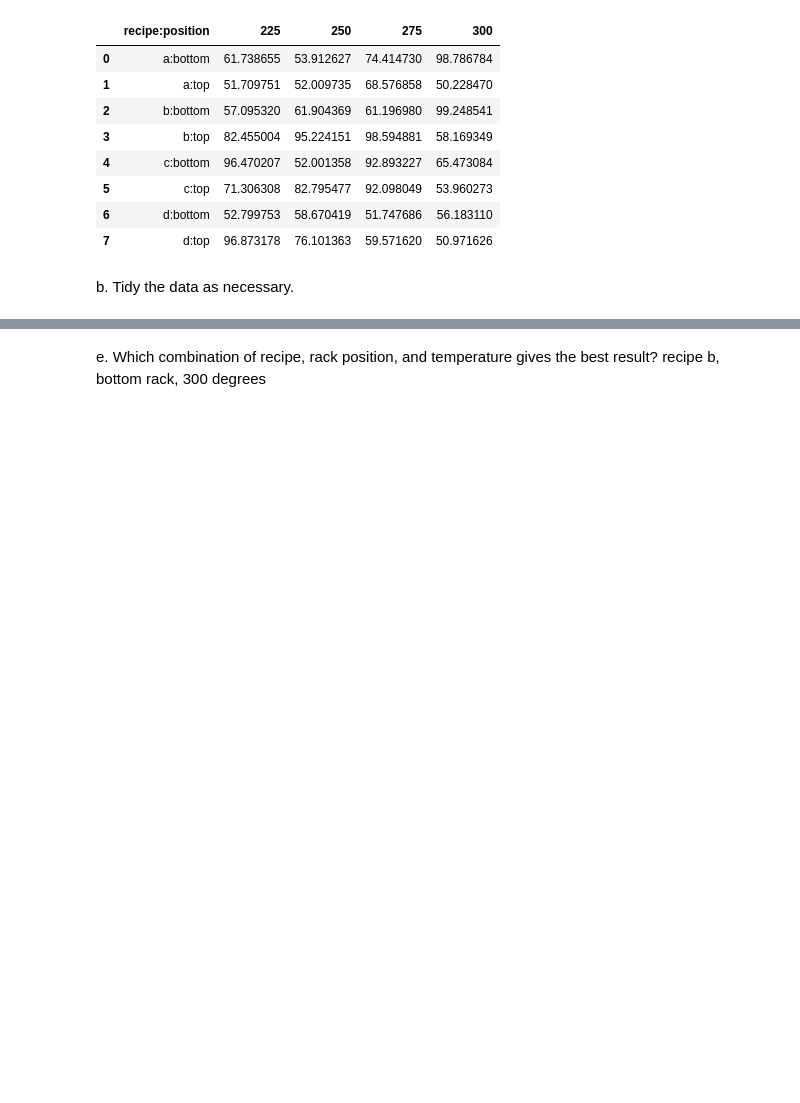
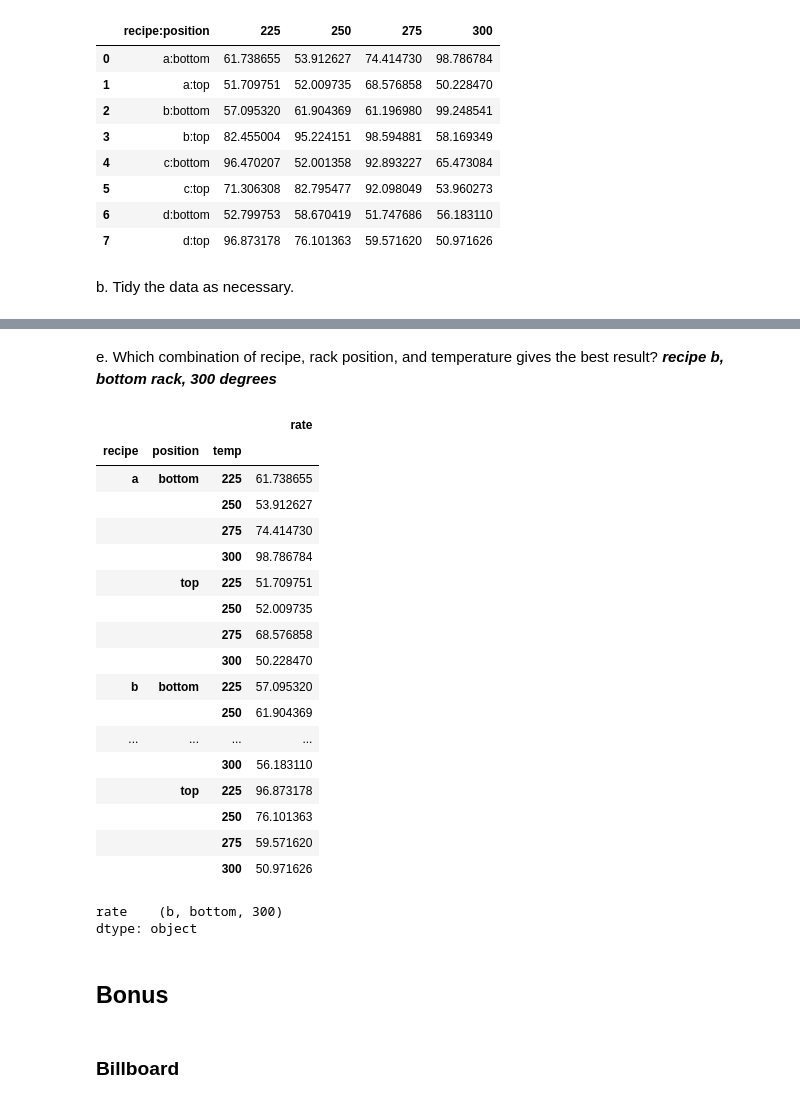
Before and after one commit to markydoug/classification-exercises, a Jupyter notebook: tidy_data.ipynb, the cells around one changed output, grey strips where cells are left out. Saved outputs shown, nothing was run; the diff lists cells and outputs as text; code cells hidden in the pictures; blank space fills up the shorter version.

Commit message:
add cake answers and bonus

```diff
--- a/tidy_data.ipynb
+++ b/tidy_data.ipynb
@@ -84,3 +123,7 @@ cake_recipes
 | 7 | d:top | 96.873178 | 76.101363 | 59.571620 | 50.971626 |
 # %% [markdown]
 b. Tidy the data as necessary.
+# %%
+cake_melt = cake_recipes.melt(id_vars='recipe:position',
+                 var_name='temp',
+                 value_name='rate')
@@ -86,0 +139,4 @@ b. Tidy the data as necessary.
+# %%
+cake_melt[['recipe','position']] = cake_melt.recipe:position.str.split(':', expand= True)
+# %%
+cake_melt.drop(columns='recipe:position', inplace=True)
@@ -91,2 +174,32 @@ d. Which oven temperature, on average, produces the best results? 275
 # %% [markdown]
-e. Which combination of recipe, rack position, and temperature gives the best result? recipe b, bottom rack, 300 degrees
+e. Which combination of recipe, rack position, and temperature gives the best result? ***recipe b, bottom rack, 300 degrees***
+# %%
+cake_melt.groupby(['recipe', 'position', 'temp']).mean()
+# %% [output]
+|  |  |  | rate |
+| recipe | position | temp |  |
+| a | bottom | 225 | 61.738655 |
+|  |  | 250 | 53.912627 |
+|  |  | 275 | 74.414730 |
+|  |  | 300 | 98.786784 |
+|  | top | 225 | 51.709751 |
+|  |  | 250 | 52.009735 |
+|  |  | 275 | 68.576858 |
+|  |  | 300 | 50.228470 |
+| b | bottom | 225 | 57.095320 |
+|  |  | 250 | 61.904369 |
+| ... | ... | ... | ... |
+|  |  | 300 | 56.183110 |
+|  | top | 225 | 96.873178 |
+|  |  | 250 | 76.101363 |
+|  |  | 275 | 59.571620 |
+|  |  | 300 | 50.971626 |
+# %%
+cake_melt.groupby(['recipe', 'position', 'temp']).mean().idxmax()
+# %% [output]
+rate    (b, bottom, 300)
+dtype: object
+# %% [markdown]
+## Bonus
+# %% [markdown]
+### Billboard
```
Also changed, not shown: parts of 36 cells of this notebook.
